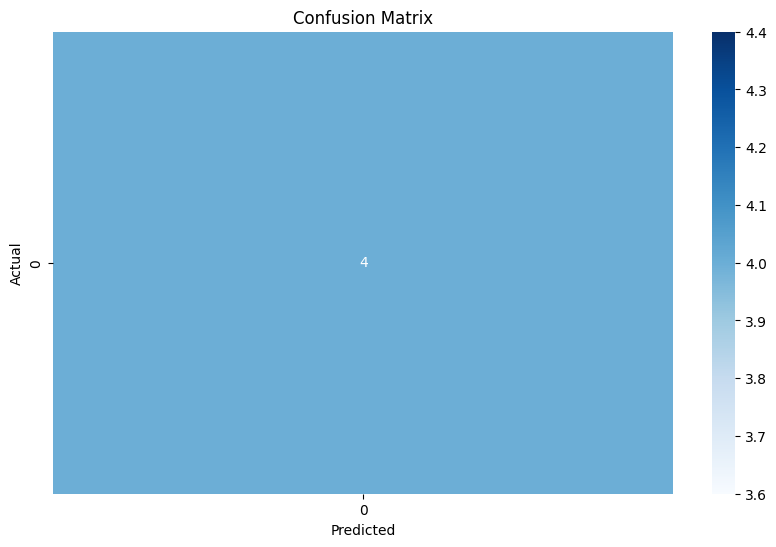
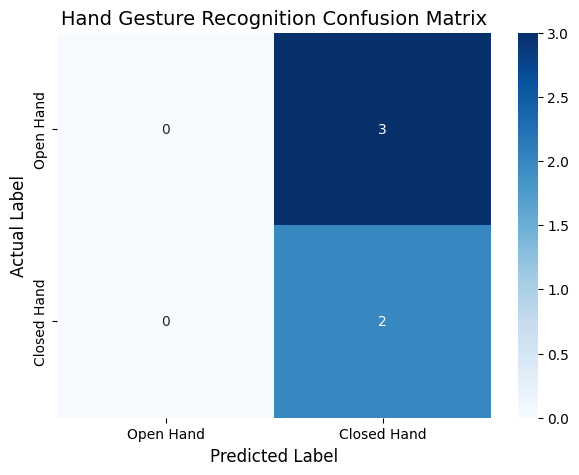
Unified diff of the notebook cell whose output changed from the first chart to the second:
--- before
+++ after
@@ -8,16 +8,28 @@
 # Accuracy
 acc = accuracy_score(y_test, y_pred)
-print("✅ Test Accuracy:", acc)
+print(f"\n✅ Test Accuracy: {acc:.2f}")
 
-# Classification report
-print("\n📋 Classification Report:")
-print(classification_report(y_test, y_pred))
+# Classification Report
+print("\n📋 Classification Report:\n")
+print(classification_report(y_test, y_pred, zero_division=1))
 
 # Confusion Matrix
 conf_matrix = confusion_matrix(y_test, y_pred)
-plt.figure(figsize=(10, 6))
-sns.heatmap(conf_matrix, annot=True, fmt='d', cmap='Blues')
-plt.xlabel("Predicted")
-plt.ylabel("Actual")
-plt.title("Confusion Matrix")
+
+# Plot confusion matrix
+plt.figure(figsize=(7, 5))
+
+sns.heatmap(
+    conf_matrix,
+    annot=True,
+    fmt='d',
+    cmap='Blues',
+    xticklabels=['Open Hand', 'Closed Hand'],
+    yticklabels=['Open Hand', 'Closed Hand']
+)
+
+plt.xlabel("Predicted Label", fontsize=12)
+plt.ylabel("Actual Label", fontsize=12)
+plt.title("Hand Gesture Recognition Confusion Matrix", fontsize=14)
+
 plt.show()

Commit: Updated Task 4 notebook and outputs